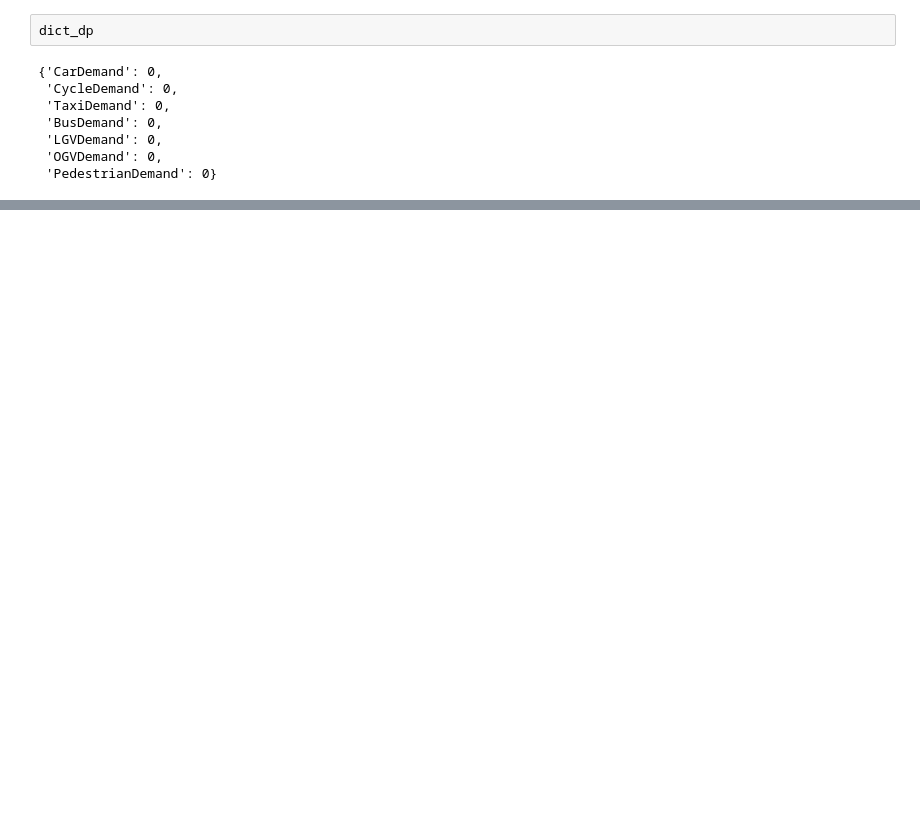
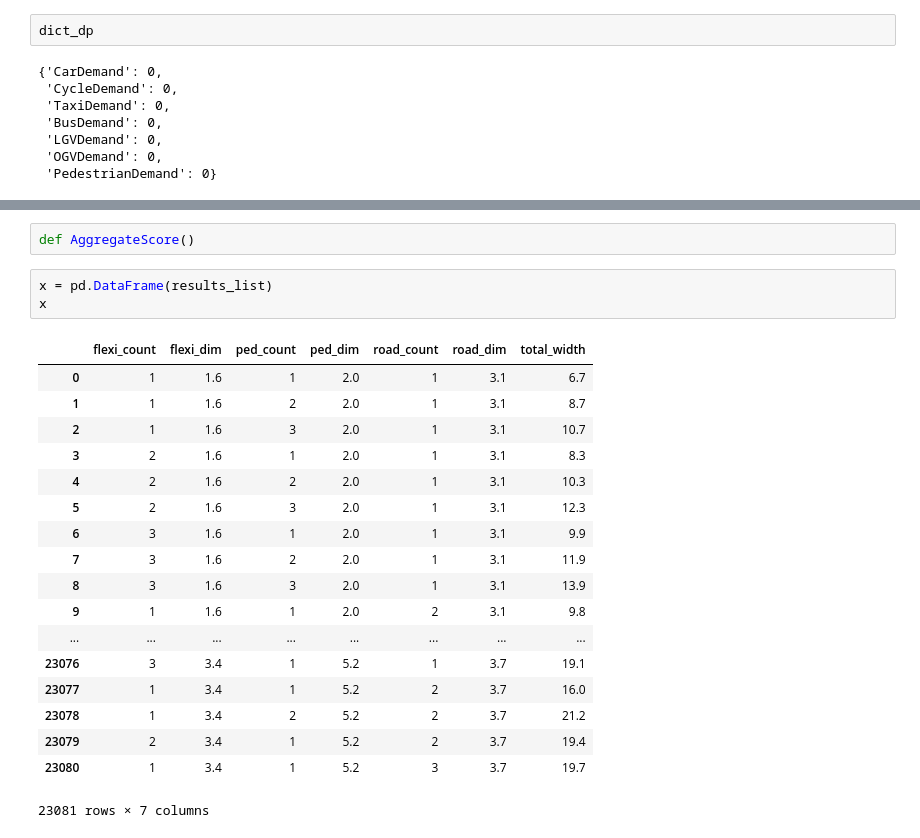
Before and after one commit to RFCArrow/traffic-sim, a Jupyter notebook: modelling/drafting.ipynb, the cells around one changed output, grey strips where cells are left out. Drawn from its saved outputs; the diff is of its cells as text; blank space fills up the shorter version.

```diff
--- a/modelling/drafting.ipynb
+++ b/modelling/drafting.ipynb
@@ -58,0 +353,24 @@ def GetDemandByModeByTime(time):
+# %%
+def AggregateScore()
+# %%
+x = pd.DataFrame(results_list)
+x
+# %% [output]
+|  | flexi_count | flexi_dim | ped_count | ped_dim | road_count | road_dim | total_width |
+| 0 | 1 | 1.6 | 1 | 2.0 | 1 | 3.1 | 6.7 |
+| 1 | 1 | 1.6 | 2 | 2.0 | 1 | 3.1 | 8.7 |
+| 2 | 1 | 1.6 | 3 | 2.0 | 1 | 3.1 | 10.7 |
+| 3 | 2 | 1.6 | 1 | 2.0 | 1 | 3.1 | 8.3 |
+| 4 | 2 | 1.6 | 2 | 2.0 | 1 | 3.1 | 10.3 |
+| 5 | 2 | 1.6 | 3 | 2.0 | 1 | 3.1 | 12.3 |
+| 6 | 3 | 1.6 | 1 | 2.0 | 1 | 3.1 | 9.9 |
+| 7 | 3 | 1.6 | 2 | 2.0 | 1 | 3.1 | 11.9 |
+| 8 | 3 | 1.6 | 3 | 2.0 | 1 | 3.1 | 13.9 |
+| 9 | 1 | 1.6 | 1 | 2.0 | 2 | 3.1 | 9.8 |
+| ... | ... | ... | ... | ... | ... | ... | ... |
+| 23076 | 3 | 3.4 | 1 | 5.2 | 1 | 3.7 | 19.1 |
+| 23077 | 1 | 3.4 | 1 | 5.2 | 2 | 3.7 | 16.0 |
+| 23078 | 1 | 3.4 | 2 | 5.2 | 2 | 3.7 | 21.2 |
+| 23079 | 2 | 3.4 | 1 | 5.2 | 2 | 3.7 | 19.4 |
+| 23080 | 1 | 3.4 | 1 | 5.2 | 3 | 3.7 | 19.7 |
+23081 rows × 7 columns
```
Also changed, not shown: parts of 21 cells of this notebook, 3 other files.
